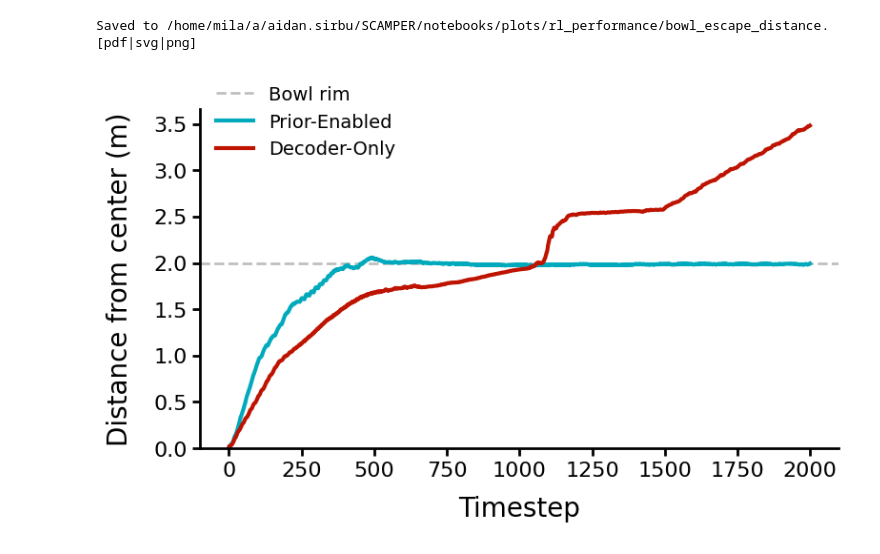
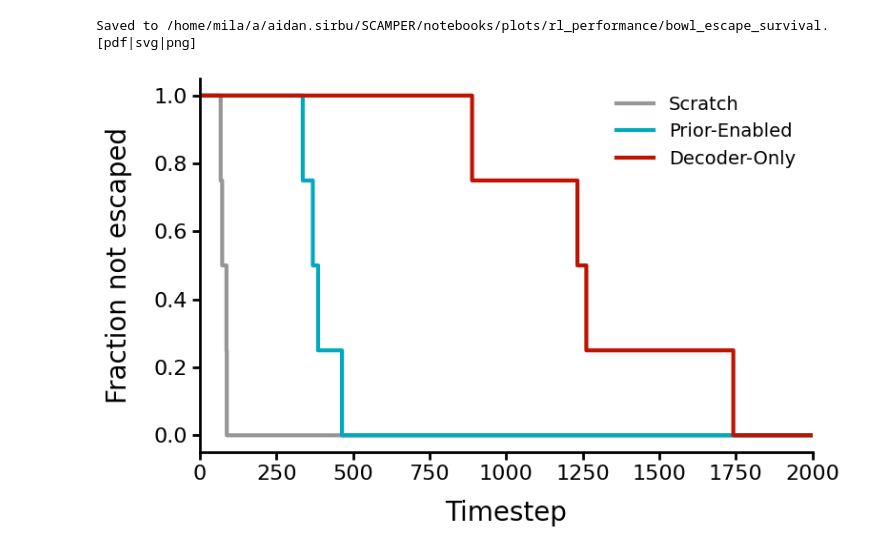
Before and after one commit to asirbu77/SCAMPER, a Jupyter notebook: notebooks/analysis/bowl_escape_multi_model.ipynb, the cells around one changed output. Cells and saved outputs as stored; diff of their text form; code cells hidden in the pictures.

Commit message:
Bowl escape and walk rear notebook analysis

```diff
--- a/notebooks/analysis/bowl_escape_multi_model.ipynb
+++ b/notebooks/analysis/bowl_escape_multi_model.ipynb
@@ -336,14 +104,24 @@ from pathlib import Path
 save_dir = Path("/home/mila/a/aidan.sirbu/SCAMPER/data/bowl_escape_analysis")
 save_dir.mkdir(parents=True, exist_ok=True)
 
-# Save as a long-format CSV: mode, timestep, distance
+# Save as a long-format CSV: checkpoint_idx, seed, mode, timestep, distance
 rows = []
-for rollout_idx, (mode, distances) in enumerate(raw_results):
-    for t, d in enumerate(distances):
-        rows.append({"rollout_idx": rollout_idx, "mode": mode, "timestep": t, "distance": d})
+rollout_idx = 0
+for ckpt_idx, (mode, distances) in enumerate(raw_results):
+    for seed in range(distances.shape[0]):
+        for t, d in enumerate(distances[seed]):
+            rows.append({
+                "rollout_idx": rollout_idx,
+                "checkpoint_idx": ckpt_idx,
+                "seed": seed,
+                "mode": mode,
+                "timestep": t,
+                "distance": d,
+            })
+        rollout_idx += 1
 
 df_results = pd.DataFrame(rows)
 csv_path = save_dir / "bowl_escape_distance_rollouts.csv"
 df_results.to_csv(csv_path, index=False)
-print(f"Saved {len(df_results)} rows ({len(raw_results)} rollouts) to {csv_path}")
+print(f"Saved {len(df_results)} rows ({rollout_idx} rollouts) to {csv_path}")
 df_results.head()
@@ -432,67 +186,53 @@ plt.show()
 # %%
-# Combined plot: all modes on one axis
+# Survival curve: fraction of rollouts that have NOT yet escaped vs timestep
 import seaborn as sns
 
 save_dir = Path("/home/mila/a/aidan.sirbu/SCAMPER/notebooks/plots/rl_performance")
 save_dir.mkdir(parents=True, exist_ok=True)
-save_name = "bowl_escape_distance"
-
-# Build long-format DataFrame for seaborn
-plot_rows = []
-for mode in modes_with_data:
-    for dists in grouped[mode]:
-        for t, d in enumerate(dists):
-            plot_rows.append({
-                "Timestep": t,
-                "Distance from center (m)": d,
-                "Training Mode": MODE_LABELS[mode],
-            })
-
-df_plot = pd.DataFrame(plot_rows)
 
 palette = {
     "Prior-Enabled": tuple(c / 255 for c in (0, 170, 188)),
     "Decoder-Only": tuple(c / 255 for c in (189, 19, 0)),
     "Scratch": tuple(c / 255 for c in (150, 150, 150)),
 }
-hue_order = [MODE_LABELS[m] for m in modes_with_data]
+
+episode_length = len(grouped[modes_with_data[0]][0])
+timesteps = np.arange(episode_length)
 
 fig, ax = plt.subplots(figsize=(8, 5))
 
-# Bowl rim reference
-ax.axhline(BOWL_HSIZE, color="gray", linestyle="--", alpha=0.5, linewidth=2, label="Bowl rim")
-
-sns.lineplot(
-    data=df_plot,
-    x="Timestep",
-    y="Distance from center (m)",
-    hue="Training Mode",
-    hue_order=hue_order,
-    palette=palette,
-    errorbar="sd",
-    linewidth=3,
-    ax=ax,
-)
+for mode in modes_with_data:
+    label = MODE_LABELS[mode]
+    n = len(escape_times[mode])
+    # For each timestep, count how many rollouts have NOT escaped yet
+    # A rollout with escape_time=None never escapes (stays in "not escaped" for all t)
+    not_escaped = np.ones(episode_length)
+    for t_esc in escape_times[mode]:
+        if t_esc is not None:
+            not_escaped[t_esc:] -= 1.0 / n
+    ax.step(timesteps, not_escaped, where="post", color=palette[label], linewidth=3, label=label)
 
 ax.set_xlabel("Timestep", fontsize=20, labelpad=12)
-ax.set_ylabel("Distance from center (m)", fontsize=20, labelpad=16)
+ax.set_ylabel("Fraction not escaped", fontsize=20, labelpad=16)
+ax.set_ylim(-0.05, 1.05)
+ax.set_xlim(0, episode_length)
 ax.tick_params(labelsize=16, width=2, length=6)
-ax.set_ylim(bottom=0)
 
 sns.despine(ax=ax)
 for spine in ["left", "bottom"]:
     ax.spines[spine].set_linewidth(2)
 
-ax.legend(fontsize=14, frameon=False, loc="upper left", bbox_to_anchor=(0.0, 1.12))
+ax.legend(fontsize=14, frameon=False, loc="upper right")
 
 plt.tight_layout()
 
+save_name = "bowl_escape_survival"
 fig.savefig(save_dir / f"{save_name}.pdf", bbox_inches="tight")
 fig.savefig(save_dir / f"{save_name}.svg", bbox_inches="tight")
 fig.savefig(save_dir / f"{save_name}.png", bbox_inches="tight")
 print(f"Saved to {save_dir / save_name}.[pdf|svg|png]")
 
 plt.show()
 # %% [output]
-Saved to /home/mila/a/aidan.sirbu/SCAMPER/notebooks/plots/rl_performance/bowl_escape_distance.[pdf|svg|png]
+Saved to /home/mila/a/aidan.sirbu/SCAMPER/notebooks/plots/rl_performance/bowl_escape_survival.[pdf|svg|png]
-[figure, old version]
+[figure, new version]
```
Also changed, not shown: parts of 8 cells of this notebook, 2 other files.
